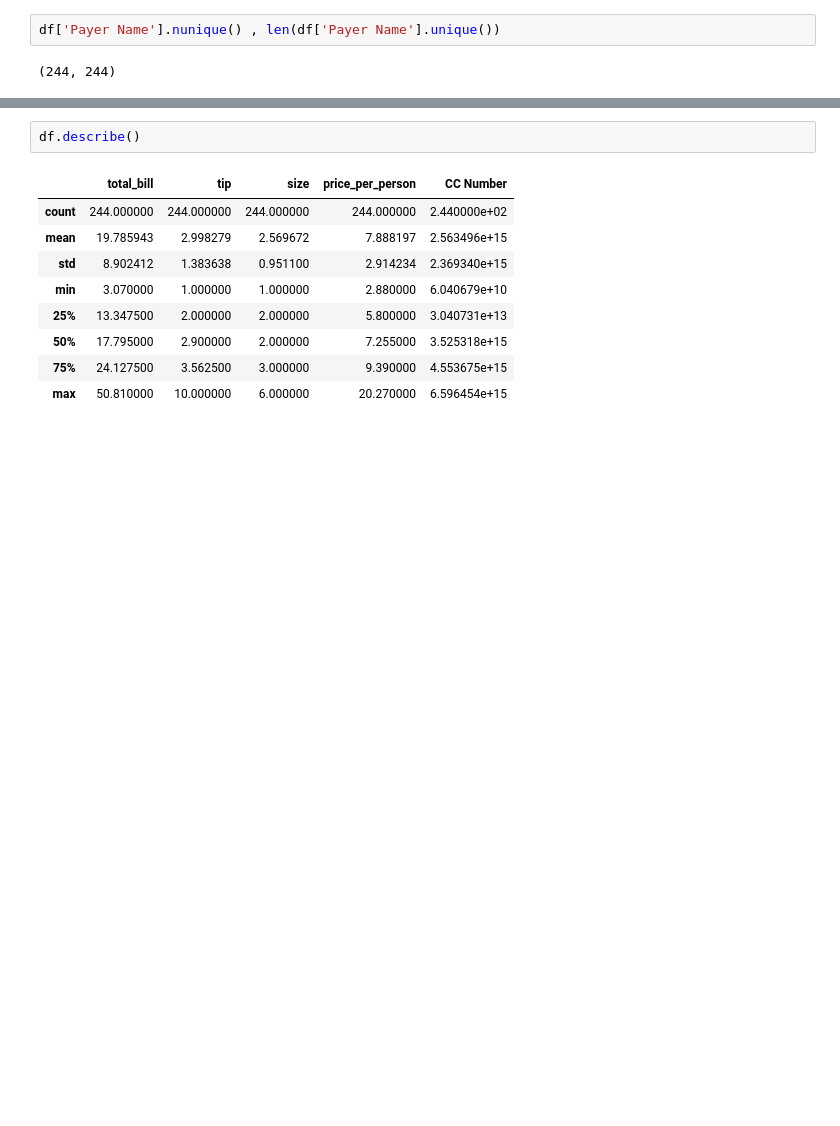
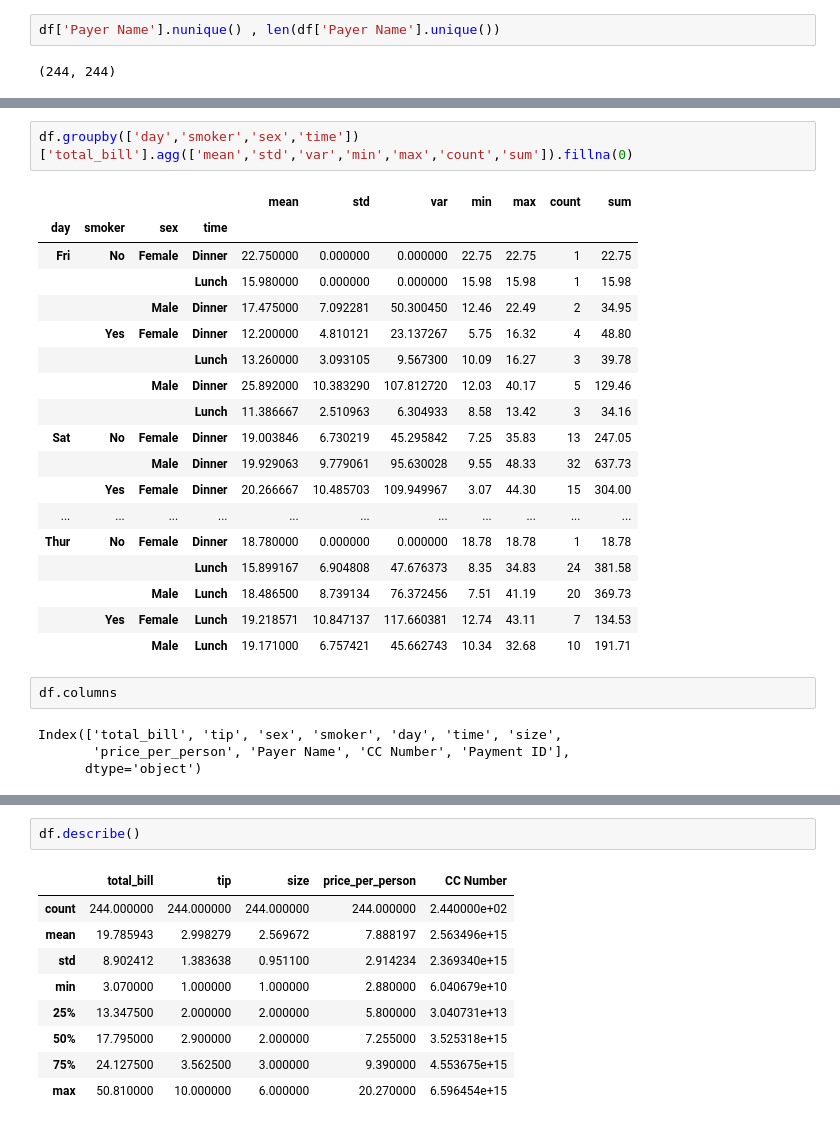
Before and after one commit to jroshanjha/Data-Analaytics-Project, a Jupyter notebook: tips.ipynb, the cells around one changed output, grey strips where cells are left out. Cells and saved outputs as stored; diff of their text form; blank space fills up the shorter version.

```diff
--- a/tips.ipynb
+++ b/tips.ipynb
@@ -118,0 +175,27 @@ df.groupby('sex')['total_bill'].agg(['mean','std','var','min','max'])
+# %%
+df.groupby(['day','smoker','sex','time'])['total_bill'].agg(['mean','std','var','min','max','count','sum']).fillna(0)
+# %% [output]
+|  |  |  |  | mean | std | var | min | max | count | sum |
+| day | smoker | sex | time |  |  |  |  |  |  |  |
+| Fri | No | Female | Dinner | 22.750000 | 0.000000 | 0.000000 | 22.75 | 22.75 | 1 | 22.75 |
+|  |  |  | Lunch | 15.980000 | 0.000000 | 0.000000 | 15.98 | 15.98 | 1 | 15.98 |
+|  |  | Male | Dinner | 17.475000 | 7.092281 | 50.300450 | 12.46 | 22.49 | 2 | 34.95 |
+|  | Yes | Female | Dinner | 12.200000 | 4.810121 | 23.137267 | 5.75 | 16.32 | 4 | 48.80 |
+|  |  |  | Lunch | 13.260000 | 3.093105 | 9.567300 | 10.09 | 16.27 | 3 | 39.78 |
+|  |  | Male | Dinner | 25.892000 | 10.383290 | 107.812720 | 12.03 | 40.17 | 5 | 129.46 |
+|  |  |  | Lunch | 11.386667 | 2.510963 | 6.304933 | 8.58 | 13.42 | 3 | 34.16 |
+| Sat | No | Female | Dinner | 19.003846 | 6.730219 | 45.295842 | 7.25 | 35.83 | 13 | 247.05 |
+|  |  | Male | Dinner | 19.929063 | 9.779061 | 95.630028 | 9.55 | 48.33 | 32 | 637.73 |
+|  | Yes | Female | Dinner | 20.266667 | 10.485703 | 109.949967 | 3.07 | 44.30 | 15 | 304.00 |
+| ... | ... | ... | ... | ... | ... | ... | ... | ... | ... | ... |
+| Thur | No | Female | Dinner | 18.780000 | 0.000000 | 0.000000 | 18.78 | 18.78 | 1 | 18.78 |
+|  |  |  | Lunch | 15.899167 | 6.904808 | 47.676373 | 8.35 | 34.83 | 24 | 381.58 |
+|  |  | Male | Lunch | 18.486500 | 8.739134 | 76.372456 | 7.51 | 41.19 | 20 | 369.73 |
+|  | Yes | Female | Lunch | 19.218571 | 10.847137 | 117.660381 | 12.74 | 43.11 | 7 | 134.53 |
+|  |  | Male | Lunch | 19.171000 | 6.757421 | 45.662743 | 10.34 | 32.68 | 10 | 191.71 |
+# %%
+df.columns
+# %% [output]
+Index(['total_bill', 'tip', 'sex', 'smoker', 'day', 'time', 'size',
+       'price_per_person', 'Payer Name', 'CC Number', 'Payment ID'],
+      dtype='object')
```
Also changed, not shown: parts of 20 cells of this notebook.
